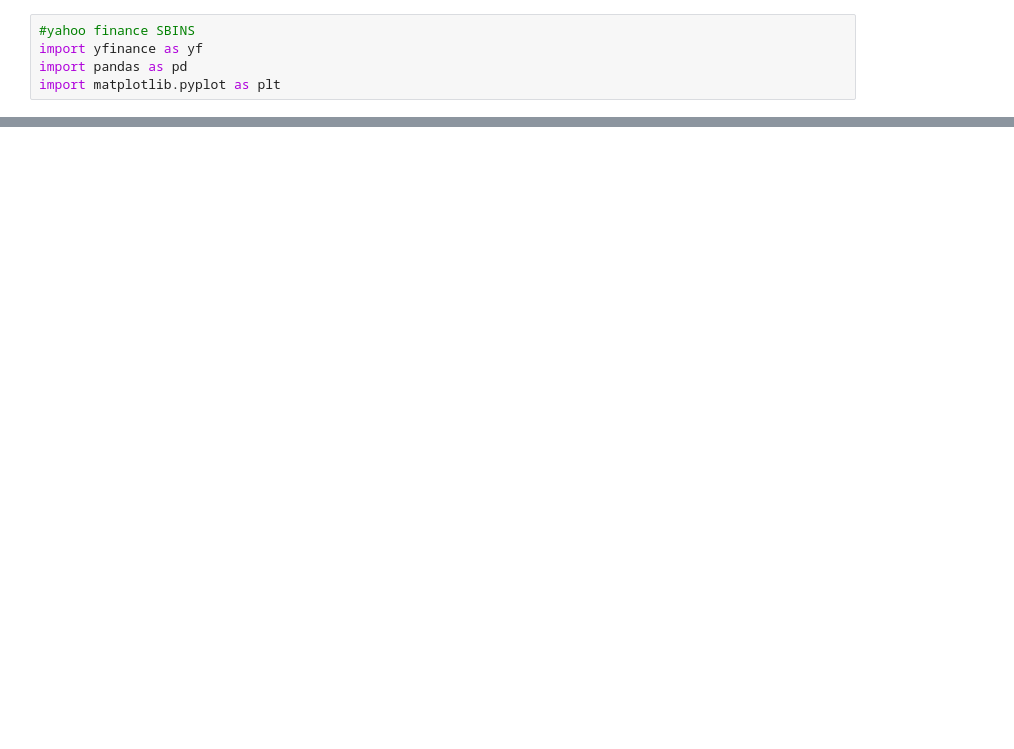
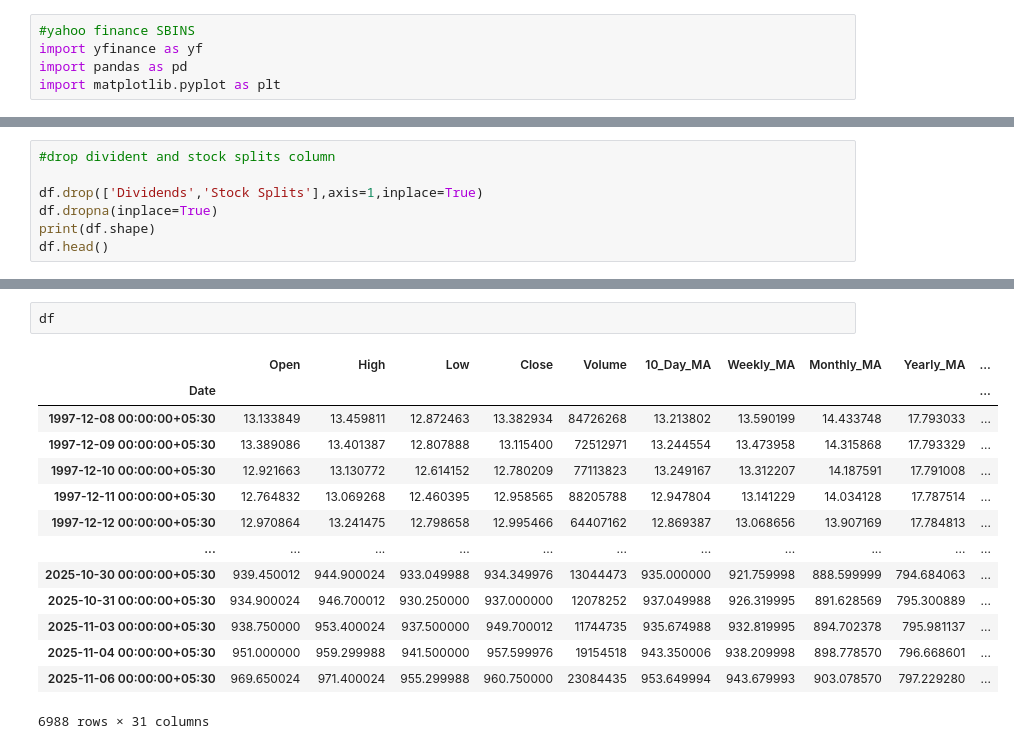
Before and after one commit to SatChittAnand/Stock-Price-Prediction-SBI-NS, a Jupyter notebook: stocksbins.ipynb, the cells around one changed output, grey strips where cells are left out. Cells and saved outputs as stored; diff of their text form; blank space fills up the shorter version.

```diff
--- a/stocksbins.ipynb
+++ b/stocksbins.ipynb
@@ -101,0 +126,7 @@ df.tail(5)
+# %%
+#drop divident and stock splits column
+
+df.drop(['Dividends','Stock Splits'],axis=1,inplace=True)
+df.dropna(inplace=True)
+print(df.shape)
+df.head()
@@ -101,0 +143,17 @@ df.tail(5)
+# %%
+df
+# %% [output]
+|  | Open | High | Low | Close | Volume | 10_Day_MA | Weekly_MA | Monthly_MA | Yearly_MA | ... |
+| Date |  |  |  |  |  |  |  |  |  | ... |
+| 1997-12-08 00:00:00+05:30 | 13.133849 | 13.459811 | 12.872463 | 13.382934 | 84726268 | 13.213802 | 13.590199 | 14.433748 | 17.793033 | ... |
+| 1997-12-09 00:00:00+05:30 | 13.389086 | 13.401387 | 12.807888 | 13.115400 | 72512971 | 13.244554 | 13.473958 | 14.315868 | 17.793329 | ... |
+| 1997-12-10 00:00:00+05:30 | 12.921663 | 13.130772 | 12.614152 | 12.780209 | 77113823 | 13.249167 | 13.312207 | 14.187591 | 17.791008 | ... |
+| 1997-12-11 00:00:00+05:30 | 12.764832 | 13.069268 | 12.460395 | 12.958565 | 88205788 | 12.947804 | 13.141229 | 14.034128 | 17.787514 | ... |
+| 1997-12-12 00:00:00+05:30 | 12.970864 | 13.241475 | 12.798658 | 12.995466 | 64407162 | 12.869387 | 13.068656 | 13.907169 | 17.784813 | ... |
+| ... | ... | ... | ... | ... | ... | ... | ... | ... | ... | ... |
+| 2025-10-30 00:00:00+05:30 | 939.450012 | 944.900024 | 933.049988 | 934.349976 | 13044473 | 935.000000 | 921.759998 | 888.599999 | 794.684063 | ... |
+| 2025-10-31 00:00:00+05:30 | 934.900024 | 946.700012 | 930.250000 | 937.000000 | 12078252 | 937.049988 | 926.319995 | 891.628569 | 795.300889 | ... |
+| 2025-11-03 00:00:00+05:30 | 938.750000 | 953.400024 | 937.500000 | 949.700012 | 11744735 | 935.674988 | 932.819995 | 894.702378 | 795.981137 | ... |
+| 2025-11-04 00:00:00+05:30 | 951.000000 | 959.299988 | 941.500000 | 957.599976 | 19154518 | 943.350006 | 938.209998 | 898.778570 | 796.668601 | ... |
+| 2025-11-06 00:00:00+05:30 | 969.650024 | 971.400024 | 955.299988 | 960.750000 | 23084435 | 953.649994 | 943.679993 | 903.078570 | 797.229280 | ... |
+6988 rows × 31 columns
```
Also changed, not shown: parts of 12 cells of this notebook.
